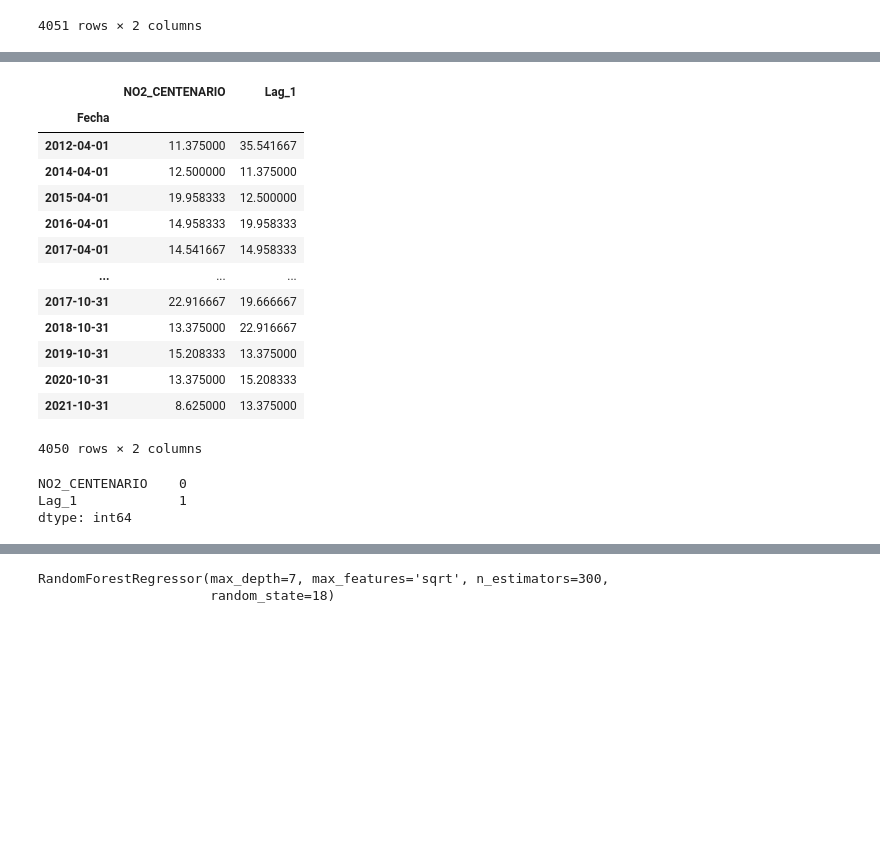
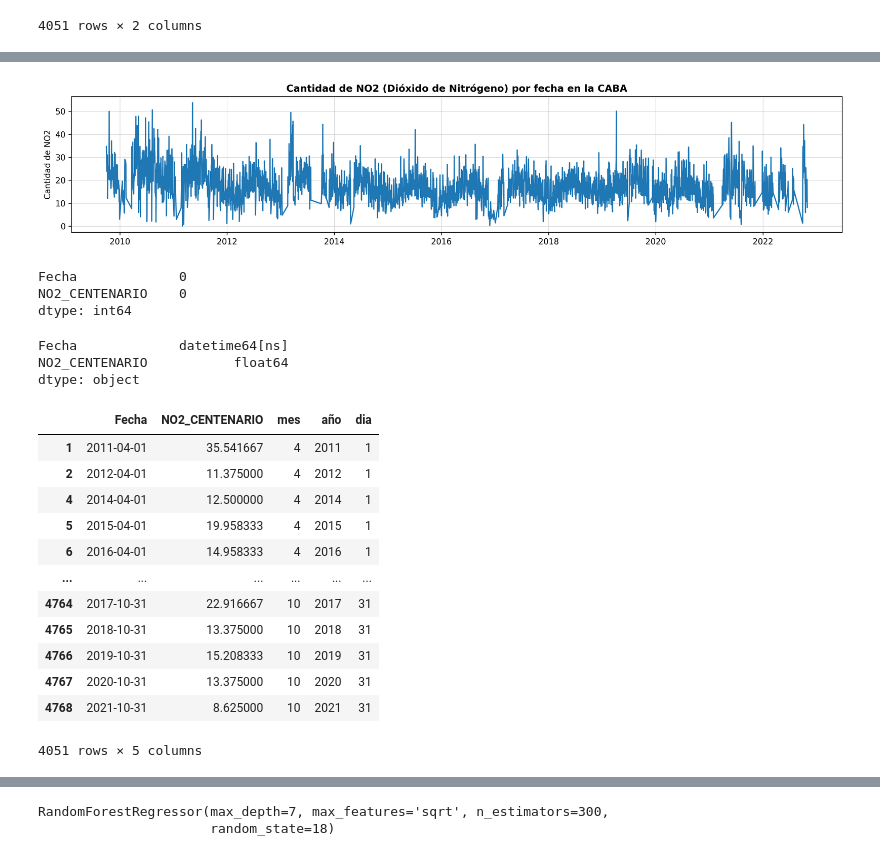
Before and after one commit to AgustinCdeCelis/calidad_aire_bsas, a Jupyter notebook: analisis.ipynb, the cells around one changed output, grey strips where cells are left out. Drawn from its saved outputs; the diff is of its cells as text; code cells hidden in the pictures; blank space fills up the shorter version.

```diff
--- a/analisis.ipynb
+++ b/analisis.ipynb
@@ -518,7 +519,3 @@ df_centenario_no2
 | 4767 | 2020-10-31 | 13.375000 |
 | 4768 | 2021-10-31 | 8.625000 |
 4051 rows × 2 columns
-# %%
-df_centenario_no2.set_index('Fecha',inplace=True)
-# %%
-df_centenario_no2['Lag_1'] = df_centenario_no2.shift(1)
@@ -542,23 +522,48 @@ df_centenario_no2
-# %%
-df_centenario_no2.drop(index='2011-04-01')
-# %% [output]
-|  | NO2_CENTENARIO | Lag_1 |
-| Fecha |  |  |
-| 2012-04-01 | 11.375000 | 35.541667 |
-| 2014-04-01 | 12.500000 | 11.375000 |
-| 2015-04-01 | 19.958333 | 12.500000 |
-| 2016-04-01 | 14.958333 | 19.958333 |
-| 2017-04-01 | 14.541667 | 14.958333 |
-| ... | ... | ... |
-| 2017-10-31 | 22.916667 | 19.666667 |
-| 2018-10-31 | 13.375000 | 22.916667 |
-| 2019-10-31 | 15.208333 | 13.375000 |
-| 2020-10-31 | 13.375000 | 15.208333 |
-| 2021-10-31 | 8.625000 | 13.375000 |
-4050 rows × 2 columns
+# %%
+plt.rcParams.update({'figure.figsize':(17,3),'figure.dpi':300})
+fig,ax = plt.subplots()
+plt.title('Cantidad de NO2 (Dióxido de Nitrógeno) por fecha en la CABA',size=12,weight='bold')
+sns.lineplot(data=df_centenario_no2,x='Fecha',y='NO2_CENTENARIO')
+plt.grid(linestyle='-',linewidth=0.3)
+ax.set_ylabel('Cantidad de NO2')
+ax.set_xlabel(None)
+plt.show()
+# %% [output]
+[figure, added]
 # %%
 df_centenario_no2.isnull().sum()
 # %% [output]
+Fecha             0
 NO2_CENTENARIO    0
-Lag_1             1
 dtype: int64
+# %%
+df_centenario_no2.dtypes
+# %% [output]
+Fecha             datetime64[ns]
+NO2_CENTENARIO           float64
+dtype: object
+# %%
+df_centenario_no2['año'] = df_centenario_no2['Fecha'].astype(str).str[:4]
+df_centenario_no2['año']= df_centenario_no2['año'].astype('int64')
+
+df_centenario_no2['mes'] = df_centenario_no2['Fecha'].astype(str).str[5:7]
+df_centenario_no2['mes'] = df_centenario_no2['mes'].astype('int64')
+
+df_centenario_no2['dia'] = df_centenario_no2['Fecha'].astype(str).str[8:]
+df_centenario_no2['dia'] = df_centenario_no2['dia'].astype('int64')
+
+df_centenario_no2
+# %% [output]
+|  | Fecha | NO2_CENTENARIO | mes | año | dia |
+| 1 | 2011-04-01 | 35.541667 | 4 | 2011 | 1 |
+| 2 | 2012-04-01 | 11.375000 | 4 | 2012 | 1 |
+| 4 | 2014-04-01 | 12.500000 | 4 | 2014 | 1 |
+| 5 | 2015-04-01 | 19.958333 | 4 | 2015 | 1 |
+| 6 | 2016-04-01 | 14.958333 | 4 | 2016 | 1 |
+| ... | ... | ... | ... | ... | ... |
+| 4764 | 2017-10-31 | 22.916667 | 10 | 2017 | 31 |
+| 4765 | 2018-10-31 | 13.375000 | 10 | 2018 | 31 |
+| 4766 | 2019-10-31 | 15.208333 | 10 | 2019 | 31 |
+| 4767 | 2020-10-31 | 13.375000 | 10 | 2020 | 31 |
+| 4768 | 2021-10-31 | 8.625000 | 10 | 2021 | 31 |
+4051 rows × 5 columns
```
Also changed, not shown: parts of 16 cells of this notebook, 2 other files.
